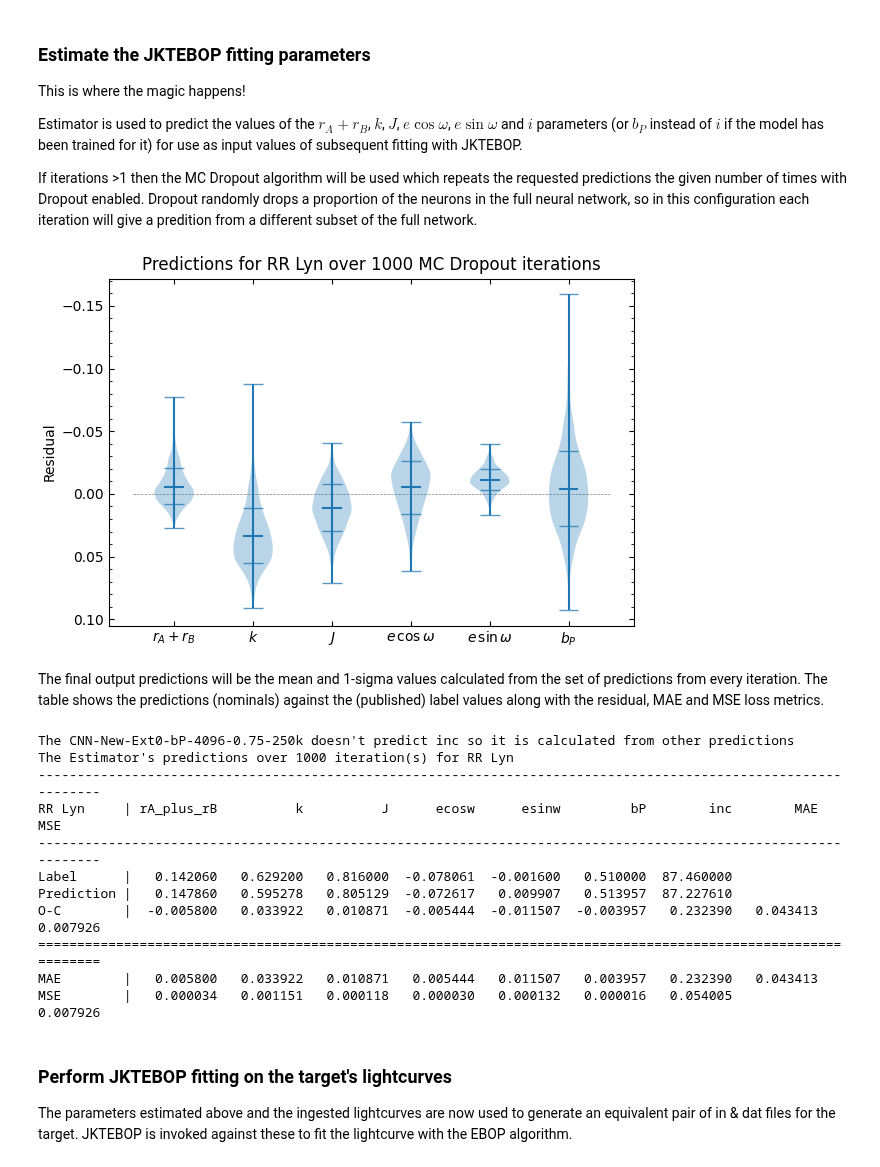
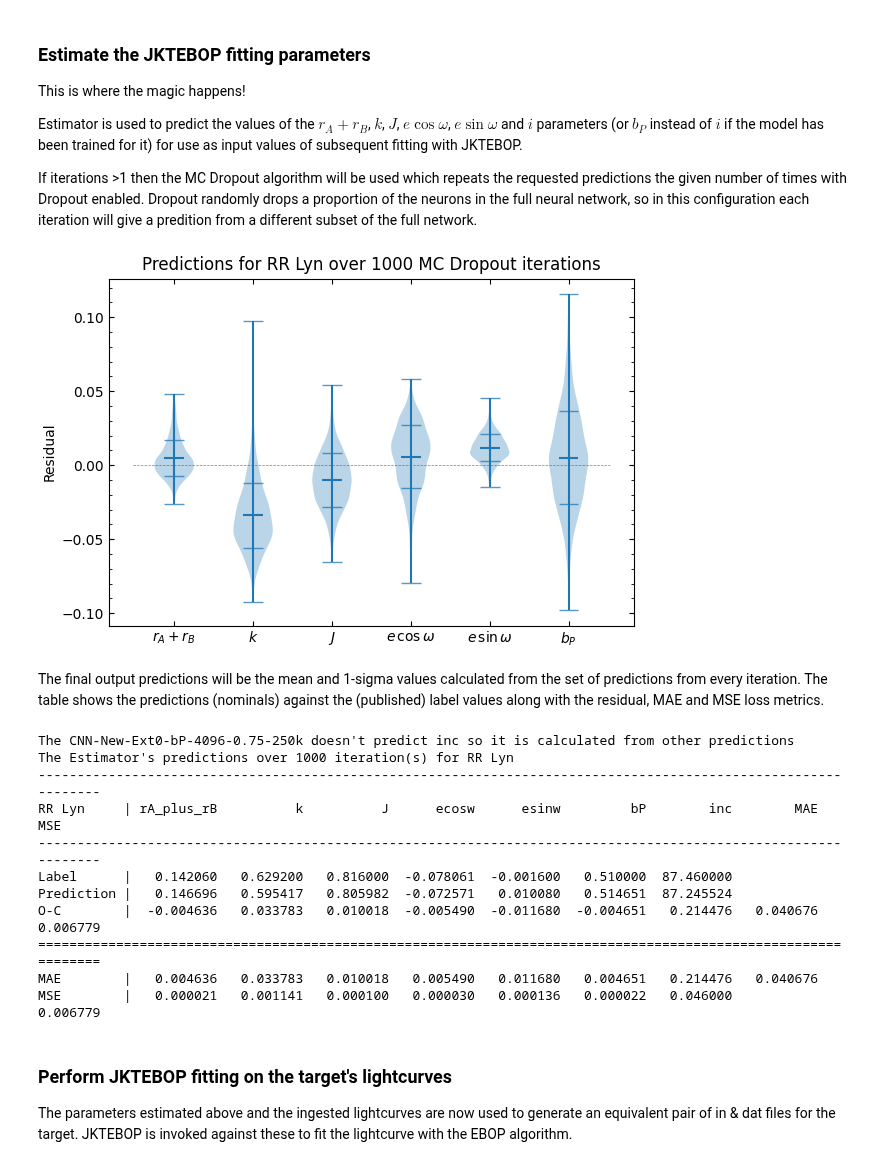
Before and after one commit to SteveOv/ebop_maven, a Jupyter notebook: model_interactive_tester.ipynb, the cells around one changed output. Drawn from its saved outputs; the diff is of its cells as text; code cells hidden in the pictures.

```diff
--- a/model_interactive_tester.ipynb
+++ b/model_interactive_tester.ipynb
@@ -151,44 +156,42 @@ randomly drops a proportion of the neurons in the full neural network, so in
 this configuration each iteration will give a predition from a different subset
 of the full network.
 # %%
-# The model predicts scaled values (e.g. inc*0.01) which the Estimator "unscales" for us. An
-# iterations > 1 triggers the MC Dropout algorithm, returning multiple predictions per inst which
-# we can treat as a probability density. Returned preds in shape (#insts, #labels, #iterations)
+# The model predicts scaled values (e.g. inc*0.01) which the Estimator unscales. An  iterations > 1
+# triggers the MC Dropout algorithm, where the predictions are mean & stddev of multiple predictions
+# available, when include_raw_preds=True, as an ndarray[float] shape(#insts, #labels, #iterations).
 iterations = 1000
-raw_preds = estimator.predict_raw(np.array([mags]), np.array([[]]), iterations)[0]
+predictions, raw_preds = estimator.predict(np.array([mags]), None, iterations, include_raw_preds=True)
 
+# TODO: Get the labels into a recarray[UFloat] form. Add something the formal_testing for this.
+label_values = np.rec.fromrecords([tuple(ufloat(labels[k], 0) for k in labels)],
+                                  dtype=[(k, UFloat) for k in labels])
 if iterations > 1:
     # Plot the raw residuals; this will show us the distribution of each predicted param
-    # Invert the y-axis for effect, so it's clear when preds are higher or lower than label.
-    label_values = np.array([labels[k] for k in estimator.label_names])[:, np.newaxis]
-    residuals = np.subtract(label_values, raw_preds)
+    raw_labels = unumpy.nominal_values(label_values[estimator.label_names].tolist())
+    raw_resids = raw_preds - raw_labels.transpose()
     fig, axes = plt.subplots(figsize=(6, 4), constrained_layout=True)
-    plotting.plot_prediction_distributions_on_axes(axes, residuals, estimator.label_names,
-                                violin_plot=True, show_1sigma_lines=True, ylabel="Residual", inverty=True,
+    plotting.plot_prediction_distributions_on_axes(axes, raw_resids, estimator.label_names,
+                                violin_plot=True, show_1sigma_lines=True, ylabel="Residual",
                                 title=f"Predictions for {target_label} over {iterations} MC Dropout iterations")
     plt.show()
 # %% [output]
-[figure, old version]
+[figure, new version]
 # %% [markdown]
 The final output predictions will be the mean and 1-sigma values calculated
 from the set of predictions from every iteration. The table shows the
 predictions (nominals) against the (published) label values along with the
 residual, MAE and MSE loss metrics.
 # %%
-# Summarise the single instance's predictions over the iterations axis.
-preds_stats = estimator.means_and_stddevs_from_predictions(raw_preds)
-predictions = dict(zip(estimator.prediction_names, preds_stats))
-predicted_labels = estimator.label_names
-
 # Handle the estimator predicting bP rather than inc directly; JKTEBOP uses inc
-if "inc" not in predictions and "bP" in predictions:
+predicted_labels = list(predictions.dtype.names)
+if "inc" not in predicted_labels and "bP" in predicted_labels:
     print(f"The {estimator.name} doesn't predict inc so it is calculated from other predictions")
-    model_testing.append_calculated_inc_predictions(predictions)
+    predictions = model_testing.append_calculated_inc_predictions(predictions)
     predicted_labels += ["inc"]
 
 # Produce some statistics on the quality of the predictions.
 print(f"The Estimator's predictions over {iterations} iteration(s) for {target}")
-model_testing.preds_vs_labels_dicts_to_table([predictions], [labels], [target], predicted_labels)
+model_testing.predictions_vs_labels_to_table(predictions, label_values, target, predicted_labels)
 # %% [output]
 The CNN-New-Ext0-bP-4096-0.75-250k doesn't predict inc so it is calculated from other predictions
 The Estimator's predictions over 1000 iteration(s) for RR Lyn
@@ -196,11 +199,11 @@ The Estimator's predictions over 1000 iteration(s) for RR Lyn
 RR Lyn     | rA_plus_rB          k          J      ecosw      esinw         bP        inc        MAE        MSE
 ---------------------------------------------------------------------------------------------------------------
 Label      |   0.142060   0.629200   0.816000  -0.078061  -0.001600   0.510000  87.460000
-Prediction |   0.147860   0.595278   0.805129  -0.072617   0.009907   0.513957  87.227610
-O-C        |  -0.005800   0.033922   0.010871  -0.005444  -0.011507  -0.003957   0.232390   0.043413   0.007926
+Prediction |   0.146696   0.595417   0.805982  -0.072571   0.010080   0.514651  87.245524
+O-C        |  -0.004636   0.033783   0.010018  -0.005490  -0.011680  -0.004651   0.214476   0.040676   0.006779
 ===============================================================================================================
-MAE        |   0.005800   0.033922   0.010871   0.005444   0.011507   0.003957   0.232390   0.043413
-MSE        |   0.000034   0.001151   0.000118   0.000030   0.000132   0.000016   0.054005              0.007926
+MAE        |   0.004636   0.033783   0.010018   0.005490   0.011680   0.004651   0.214476   0.040676
+MSE        |   0.000021   0.001141   0.000100   0.000030   0.000136   0.000022   0.046000              0.006779
 # %% [markdown]
 ### Perform JKTEBOP fitting on the target's lightcurves
 The parameters estimated above and the ingested lightcurves are now used to generate
```
Also changed, not shown: parts of 5 cells of this notebook, 4 other files.
